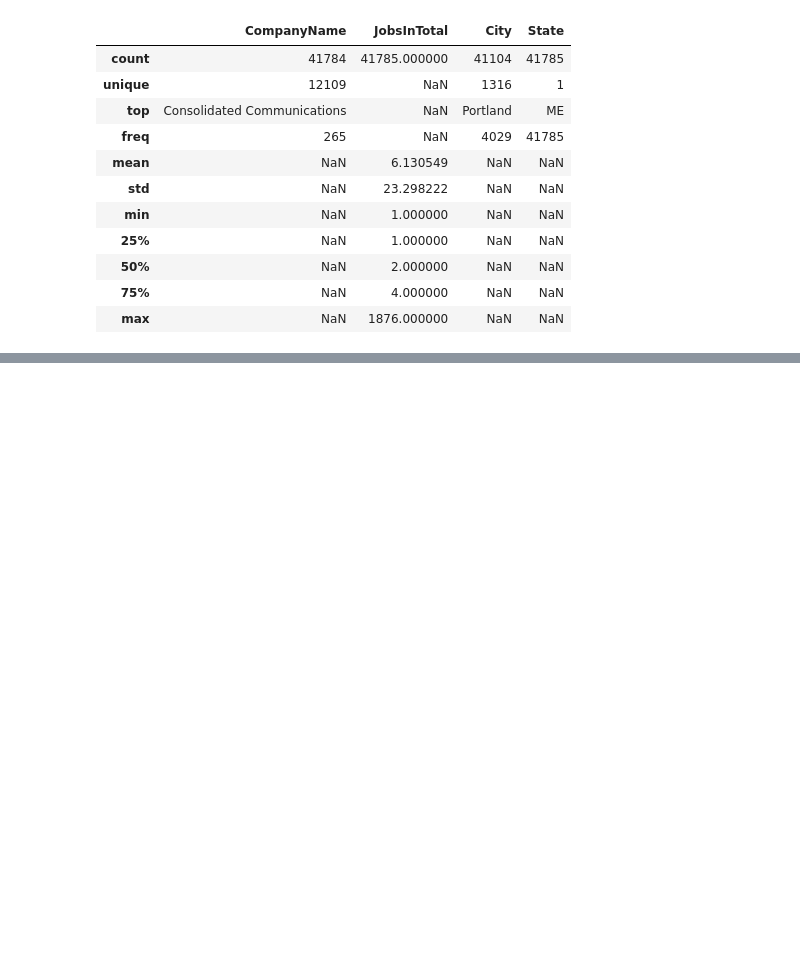
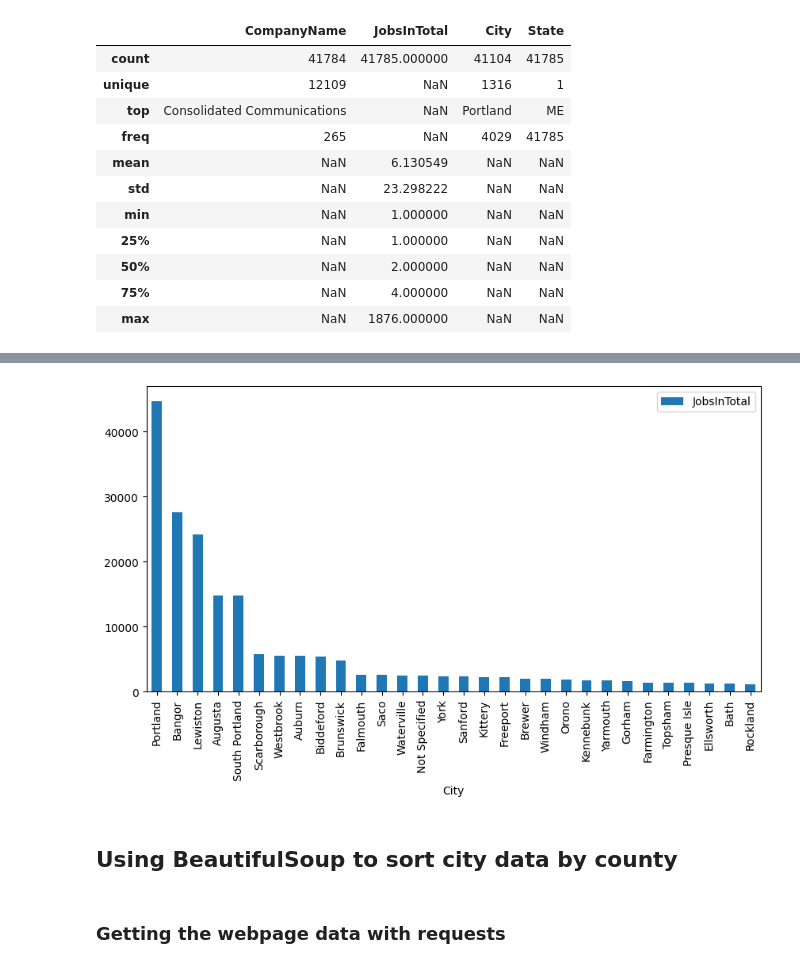
Before and after one commit to Jeisensei/Projects_folder, a Jupyter notebook: Maine_jobs/Maine_jobs.ipynb, the cells around one changed output, grey strips where cells are left out. Drawn from its saved outputs; the diff is of its cells as text; code cells hidden in the pictures; blank space fills up the shorter version.

```diff
--- a/Maine_jobs/Maine_jobs.ipynb
+++ b/Maine_jobs/Maine_jobs.ipynb
@@ -57,0 +67,3 @@ df
+# %%
+df = df.drop_duplicates()
+df.info()
@@ -57,0 +82,3 @@ df
+# %%
+df = df.dropna()
+df.info()
@@ -57,0 +105,3 @@ df
+# %%
+grouped_df = df.groupby("City").JobsInTotal.sum().sort_values(ascending=False).reset_index()
+grouped_df
@@ -57,0 +122,10 @@ df
+# %%
+truncated_grouped_df = grouped_df.head(30)
+truncated_grouped_df.plot(kind='bar', x='City', y='JobsInTotal', figsize=(10, 5))
+plt.show()
+# %% [output]
+[figure, added]
+# %% [markdown]
+## Using BeautifulSoup to sort city data by county
+# %% [markdown]
+### Getting the webpage data with requests
```
Also changed, not shown: parts of 22 cells of this notebook.
